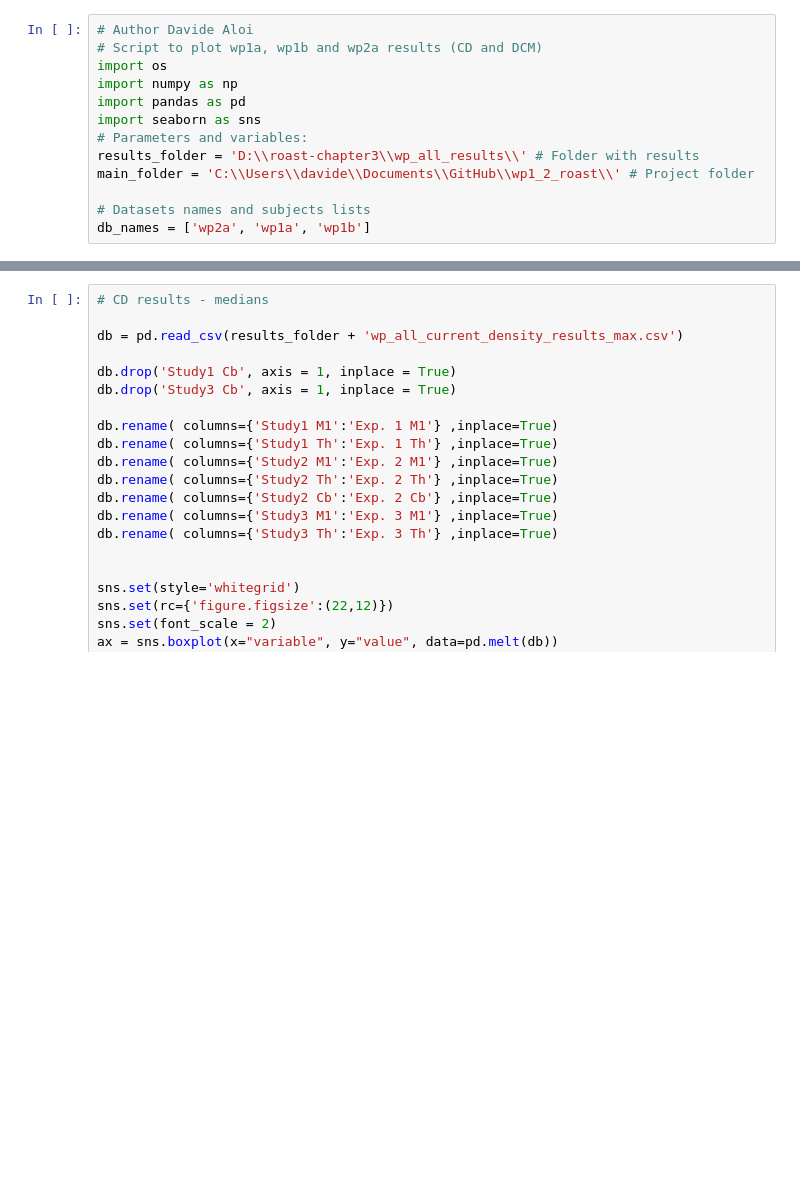
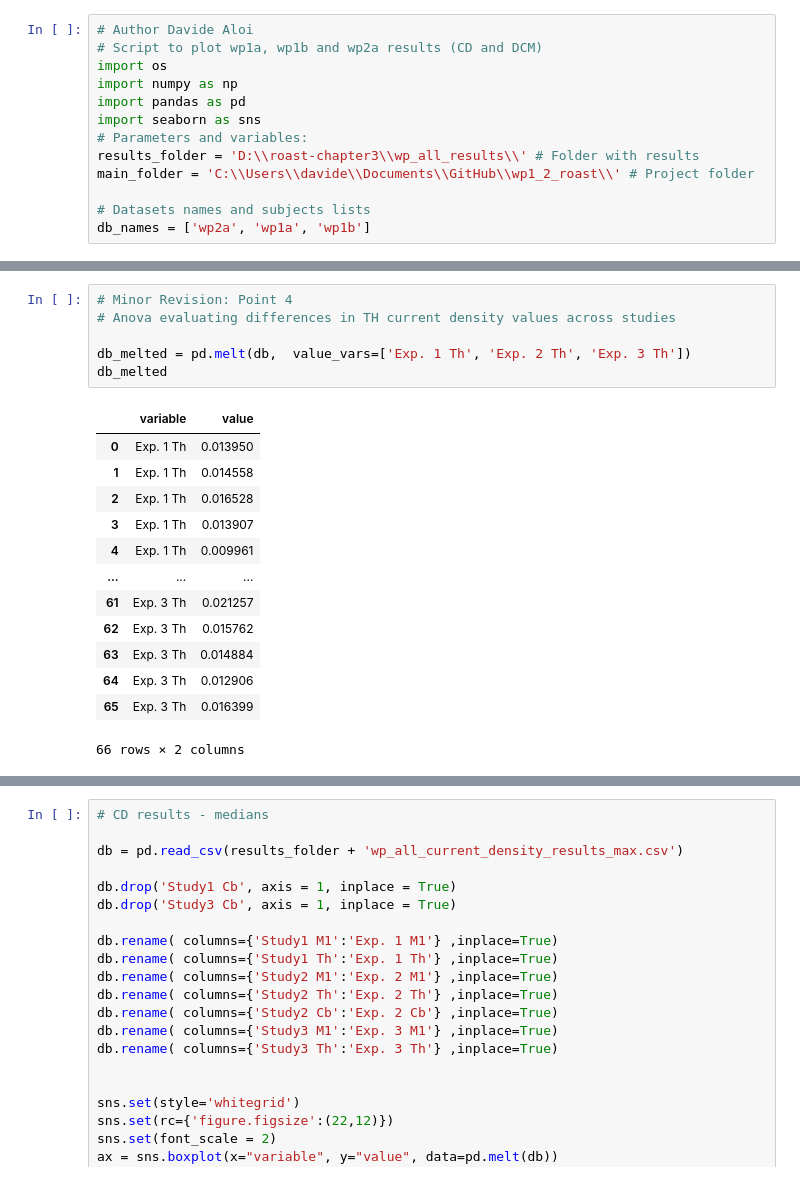
Before and after one commit to davide-aloi/wp1_2_roast, a Jupyter notebook: wp_all_plot_descriptive-stat.ipynb, the cells around one changed output, grey strips where cells are left out. Drawn from its saved outputs; the diff is of its cells as text; blank space fills up the shorter version.

```diff
--- a/wp_all_plot_descriptive-stat.ipynb
+++ b/wp_all_plot_descriptive-stat.ipynb
@@ -40,0 +55,20 @@ fig.savefig("CD_medians_allstudies.png",dpi=300)
+# %%
+# Minor Revision: Point 4
+# Anova evaluating differences in TH current density values across studies
+
+db_melted = pd.melt(db,  value_vars=['Exp. 1 Th', 'Exp. 2 Th', 'Exp. 3 Th'])
+db_melted
+# %% [output]
+|  | variable | value |
+| 0 | Exp. 1 Th | 0.013950 |
+| 1 | Exp. 1 Th | 0.014558 |
+| 2 | Exp. 1 Th | 0.016528 |
+| 3 | Exp. 1 Th | 0.013907 |
+| 4 | Exp. 1 Th | 0.009961 |
+| ... | ... | ... |
+| 61 | Exp. 3 Th | 0.021257 |
+| 62 | Exp. 3 Th | 0.015762 |
+| 63 | Exp. 3 Th | 0.014884 |
+| 64 | Exp. 3 Th | 0.012906 |
+| 65 | Exp. 3 Th | 0.016399 |
+66 rows × 2 columns
```
Also changed, not shown: parts of 3 cells of this notebook, 3 other files.
